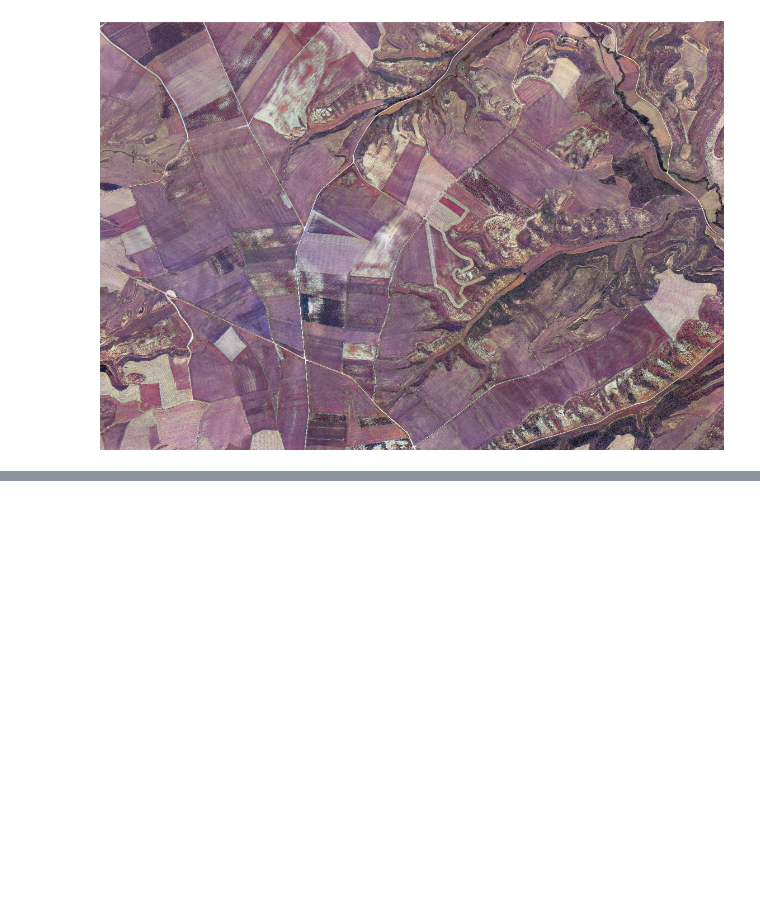
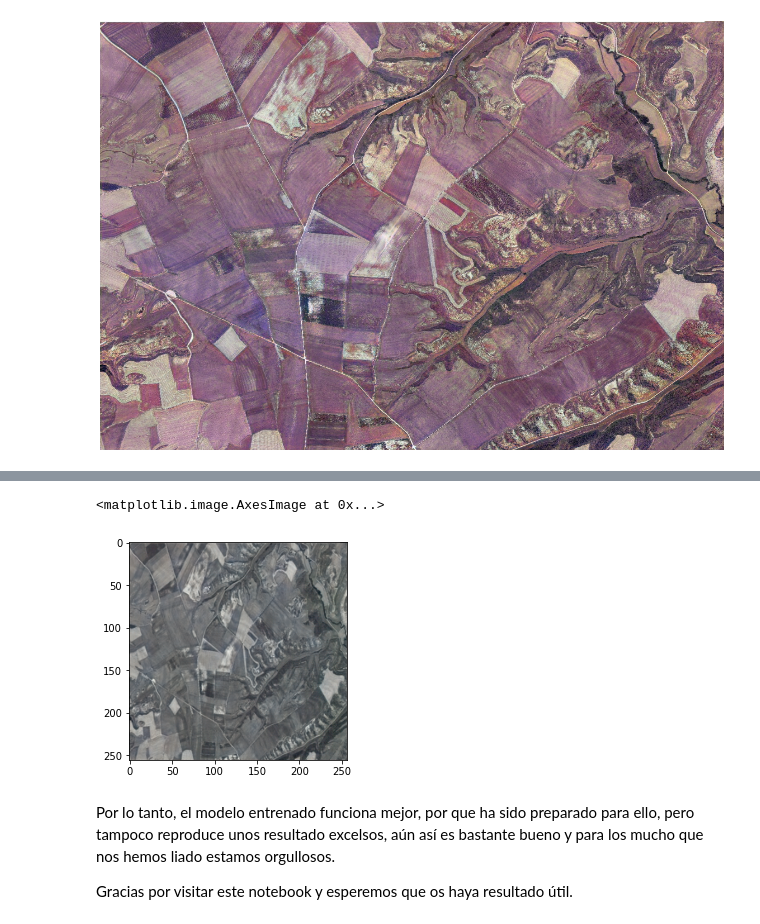
Before and after one commit to IA2021UR/trabajo-ia-en-la-comunidad-de-la-rioja-equipo-5, a Jupyter notebook: Aplicación.ipynb, the cells around one changed output, grey strips where cells are left out. Saved outputs shown, nothing was run; the diff lists cells and outputs as text; code cells hidden in the pictures; blank space fills up the shorter version.

```diff
--- a/Aplicación.ipynb
+++ b/Aplicación.ipynb
@@ -131,0 +486,2 @@ FileNotFoundError: ignored
+# %%
+model = MainModel()
@@ -131,0 +491,5 @@ FileNotFoundError: ignored
+# %%
+PATH="modelo.pt"
+# %%
+model.load_state_dict(torch.load(PATH))
+model.eval()
@@ -131,0 +520,13 @@ FileNotFoundError: ignored
+# %%
+img = transforms.ToTensor()(img)[:1] * 2. - 1.
+model.eval()
+with torch.no_grad():
+    preds = model.net_G(img.unsqueeze(0).to(device))
+plt.imshow(lab_to_rgb(img.unsqueeze(0), preds.cpu())[0])
+# %% [output]
+<matplotlib.image.AxesImage at 0x...>
+[figure, added]
+# %% [markdown]
+Por lo tanto, el modelo entrenado funciona mejor, por que ha sido preparado para ello, pero tampoco reproduce unos resultado excelsos, aún así es bastante bueno y para los mucho que nos hemos liado estamos orgullosos.
+
+Gracias por visitar este notebook y esperemos que os haya resultado útil.
```
Also changed, not shown: parts of 17 cells of this notebook.
